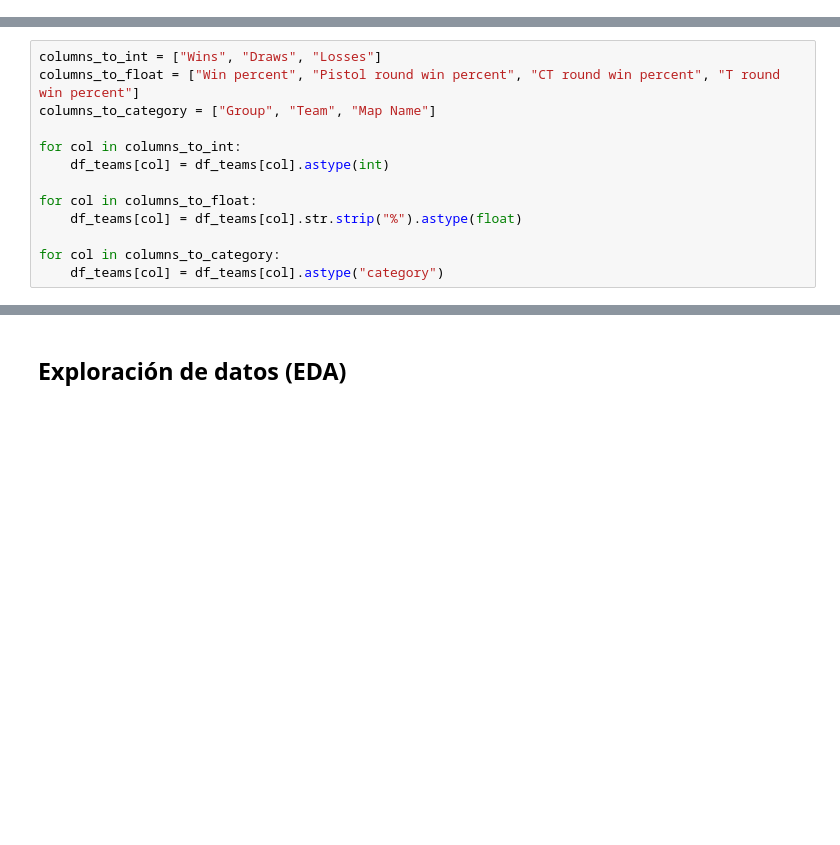
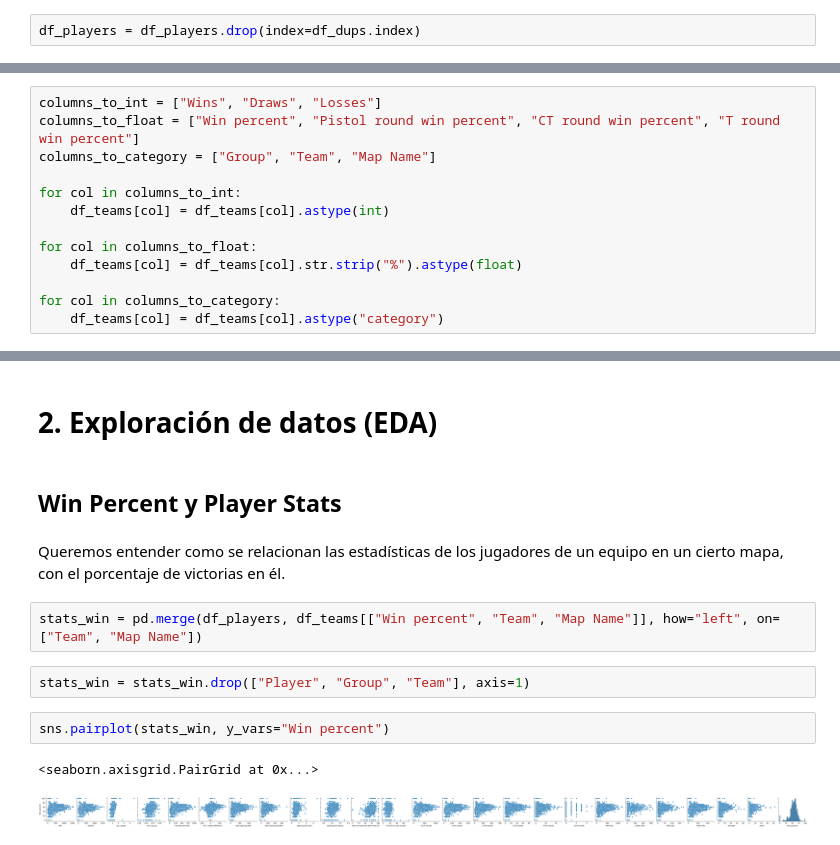
Before and after one commit to Jimenez73/Proyecto-Semestral-Grupo-13, a Jupyter notebook: predicciones.ipynb, the cells around one changed output, grey strips where cells are left out. Cells and saved outputs as stored; diff of their text form; blank space fills up the shorter version.

```diff
--- a/predicciones.ipynb
+++ b/predicciones.ipynb
@@ -151,0 +165,2 @@ df_dups
+# %%
+df_players = df_players.drop(index=df_dups.index)
@@ -221,2 +270,15 @@ for col in columns_to_category:
 # %% [markdown]
-## Exploración de datos (EDA)
+# 2. Exploración de datos (EDA)
+# %% [markdown]
+## Win Percent y Player Stats
+# %% [markdown]
+Queremos entender como se relacionan las estadísticas de los jugadores de un equipo en un cierto mapa, con el porcentaje de victorias en él.
+# %%
+stats_win = pd.merge(df_players, df_teams[["Win percent", "Team", "Map Name"]], how="left", on=["Team", "Map Name"])
+# %%
+stats_win = stats_win.drop(["Player", "Group", "Team"], axis=1)
+# %%
+sns.pairplot(stats_win, y_vars="Win percent")
+# %% [output]
+<seaborn.axisgrid.PairGrid at 0x...>
+[figure, added]
```
Also changed, not shown: parts of 29 cells of this notebook, 5 other files.
